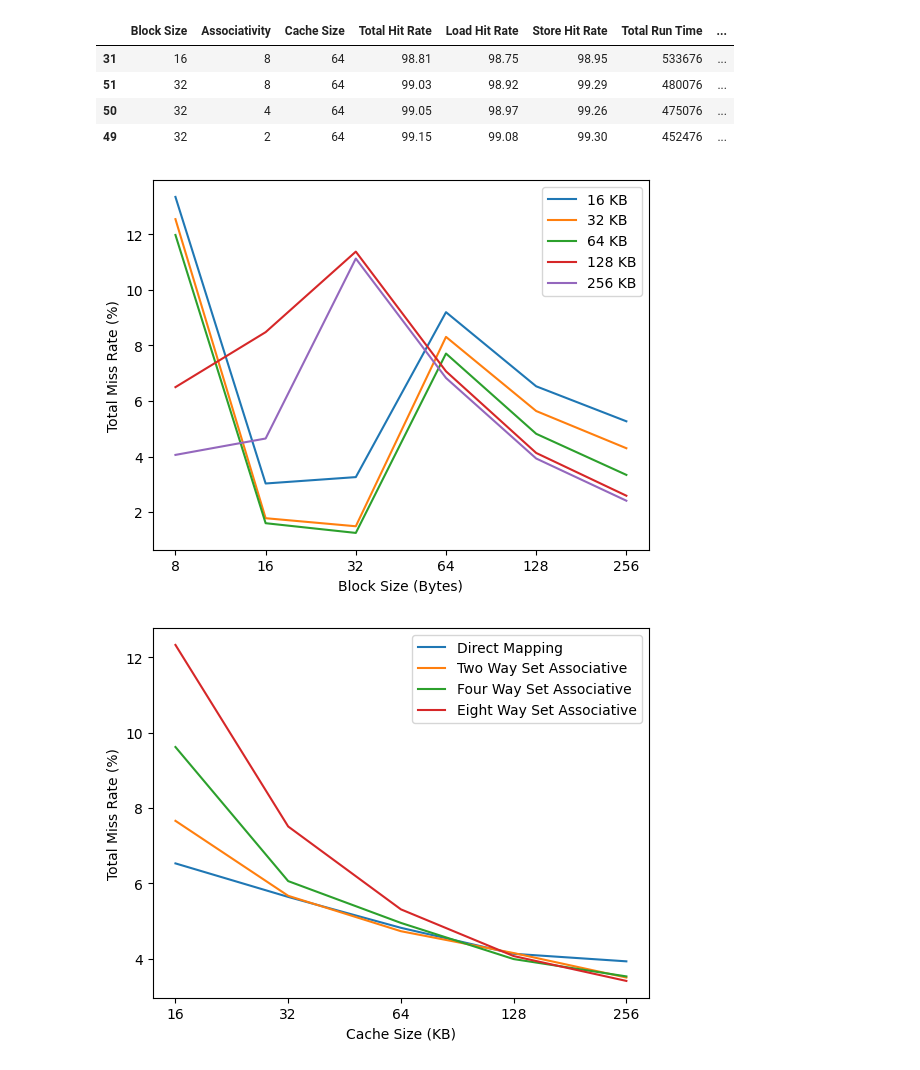
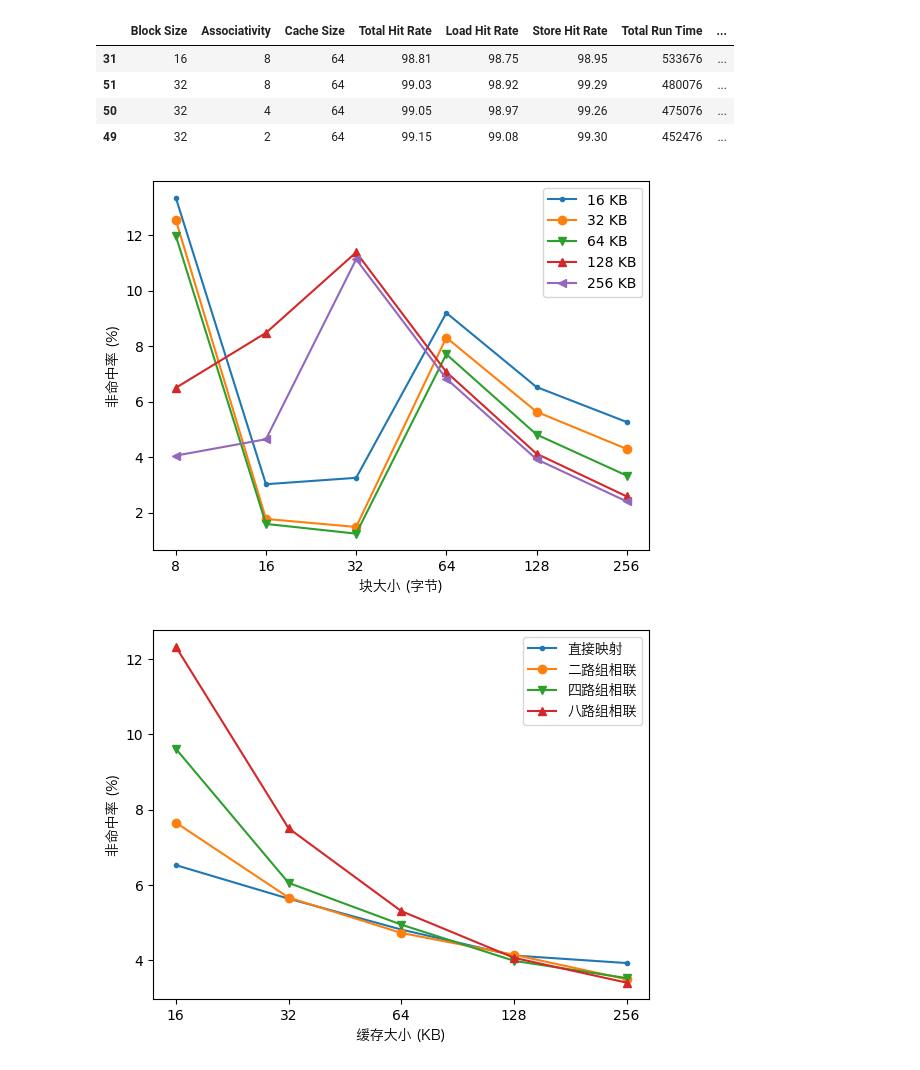
Before and after one commit to NYYCS/cache-sim-c, a Jupyter notebook: analyse.ipynb, the cells around one changed output. Drawn from its saved outputs; the diff is of its cells as text; code cells hidden in the pictures.

Commit message:
add correct label and markers to graphs

```diff
--- a/analyse.ipynb
+++ b/analyse.ipynb
@@ -1,7 +1,9 @@
 # %%
 import pandas as pd
 import matplotlib.pyplot as plt
+import matplotlib.font_manager as fm
 
+font = fm.FontProperties(fname="/System/Library/Fonts/Hiragino Sans GB.ttc")
 df = pd.read_csv("results.csv")
 df["Total Hit Rate"] = df["Total Hit Rate"].apply(lambda x: float(x))
 df["Load Hit Rate"] = df["Load Hit Rate"].apply(lambda x: float(x))
@@ -20,36 +22,39 @@ df.sort_values("Total Hit Rate").tail(4)
 cache_sizes = [16, 32, 64, 128, 256]
 cache_block_sizes = ['8', '16', '32', '64', '128', '256']
 
-plt.xlabel("Block Size (Bytes)")
-plt.ylabel("Total Miss Rate (%)")
+markers = ["."  , "o" , "v" , "^" , "<", ">"]
 
-for size in cache_sizes:
-    plt.plot(cache_block_sizes, df[(df["Cache Size"] == size) & (df["Associativity"] == 1)]["Total Hit Rate"].apply(lambda x: 100.0 - x), label=f"{size} KB")
+plt.xlabel("块大小 (字节)", font=font)
+plt.ylabel("非命中率 (%)", font=font)
+
+for marker, size in zip(markers, cache_sizes):
+    plt.plot(cache_block_sizes, df[(df["Cache Size"] == size) & (df["Associativity"] == 1)]["Total Hit Rate"].apply(lambda x: 100.0 - x), label=f"{size} KB", marker=marker)
 plt.legend()
 plt.show()
 # %% [output]
-[figure, old version]
+[figure, new version]
 # %%
 cache_assocs = [1, 2, 4, 8]
 cache_sizes = ['16', '32', '64', '128', '256']
+markers = ["."  , "o" , "v" , "^" , "<", ">"]
 
-plt.xlabel("Cache Size (KB)")
-plt.ylabel("Total Miss Rate (%)")
+plt.xlabel("缓存大小 (KB)", font=font)
+plt.ylabel("非命中率 (%)", font=font)
 
 
 def get_assoc_label(assoc):
     if assoc == 1:
-        return "Direct Mapping"
+        return "直接映射"
     if assoc == 2:
-        return "Two Way Set Associative"
+        return "二路组相联"
     if assoc == 4:
-        return "Four Way Set Associative"
+        return "四路组相联"
     if assoc == 8:
-        return "Eight Way Set Associative"
+        return "八路组相联"
 
-for assoc in cache_assocs:
-    plt.plot(cache_sizes, df[(df["Block Size"] == 128) & (df["Associativity"] == assoc)]["Total Hit Rate"].apply(lambda x: 100.0 - x), label=get_assoc_label(assoc))
-plt.legend()
+for marker, assoc in zip(markers, cache_assocs):
+    plt.plot(cache_sizes, df[(df["Block Size"] == 128) & (df["Associativity"] == assoc)]["Total Hit Rate"].apply(lambda x: 100.0 - x), label=get_assoc_label(assoc), marker=marker)
+plt.legend(prop=font)
 plt.show()
 # %% [output]
-[figure, old version]
+[figure, new version]
```
